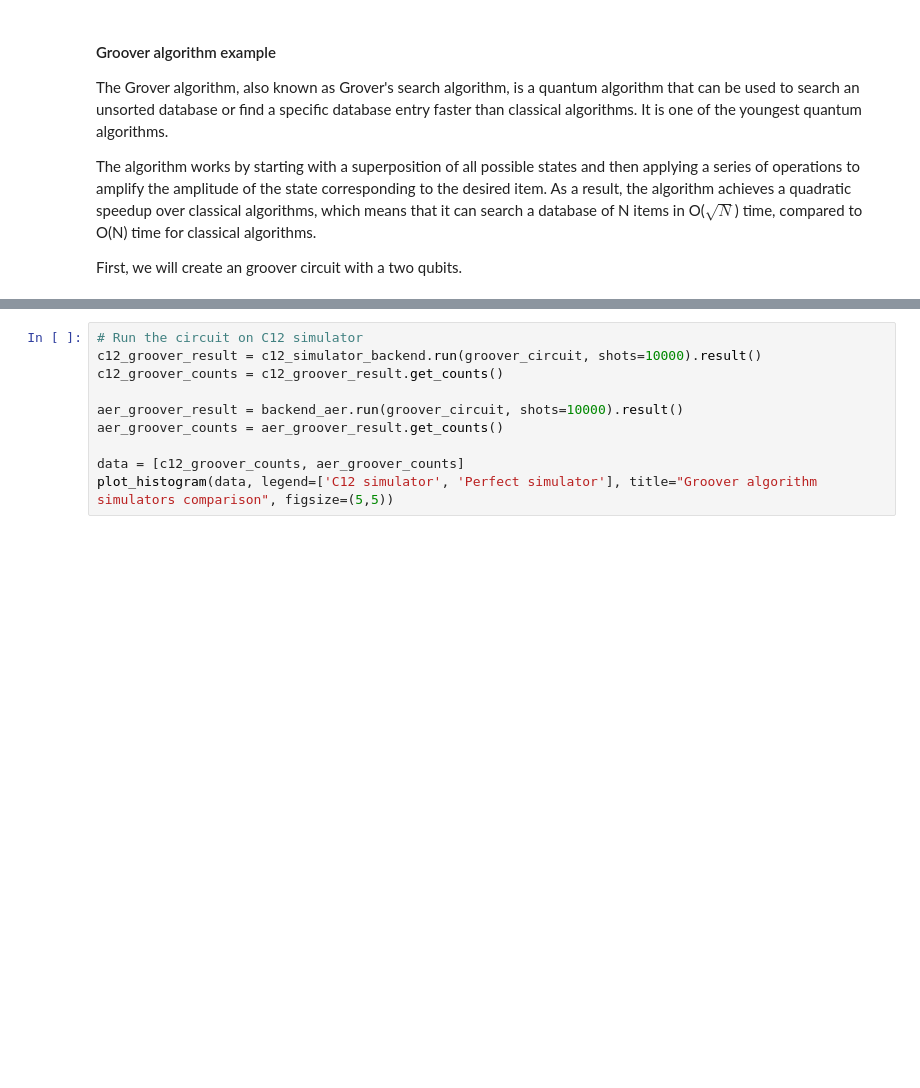
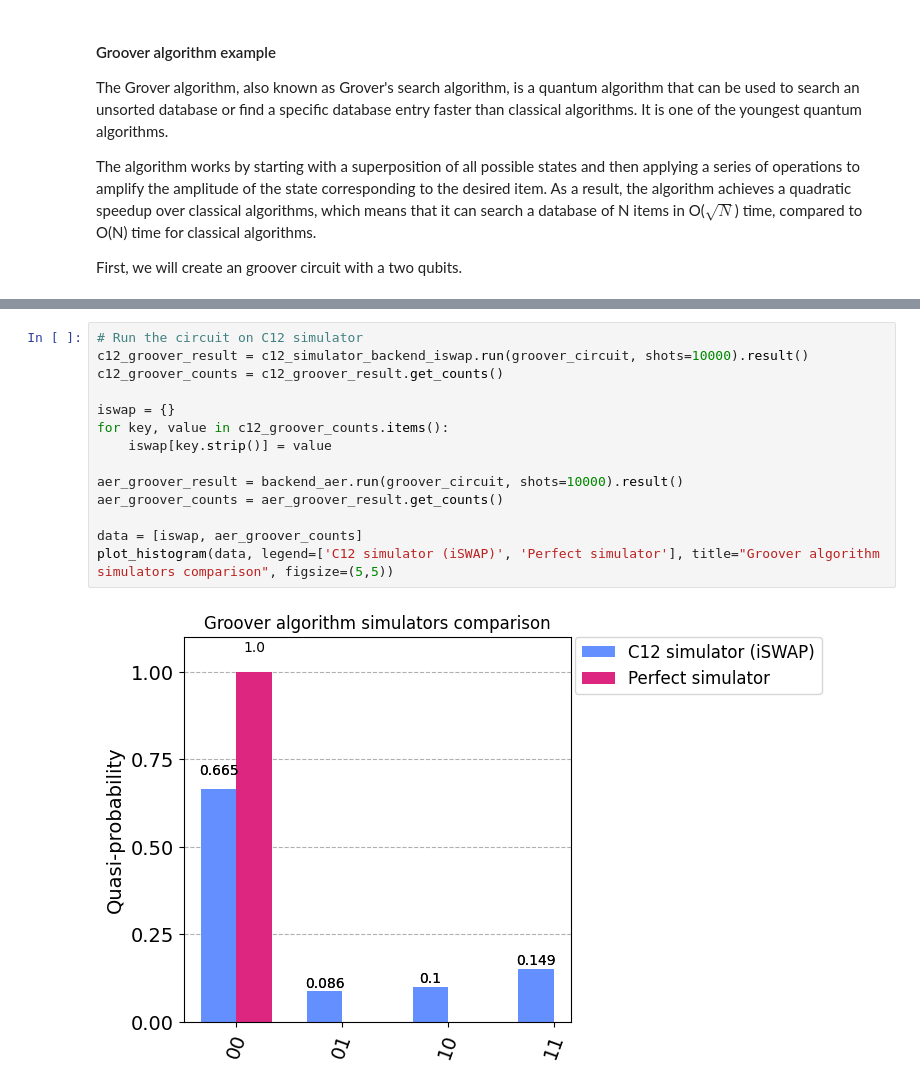
Before and after one commit to c12qe/c12-callisto-clients, a Jupyter notebook: docs/ovh/2. Using_the_C12_simulator.ipynb, the cells around one changed output, grey strips where cells are left out. Cells and saved outputs as stored; diff of their text form; blank space fills up the shorter version.

```diff
--- a/docs/ovh/2. Using_the_C12_simulator.ipynb
+++ b/docs/ovh/2. Using_the_C12_simulator.ipynb
@@ -95,10 +125,16 @@ groover_circuit.draw('mpl')
 # %%
 # Run the circuit on C12 simulator
-c12_groover_result = c12_simulator_backend.run(groover_circuit, shots=10000).result()
+c12_groover_result = c12_simulator_backend_iswap.run(groover_circuit, shots=10000).result()
 c12_groover_counts = c12_groover_result.get_counts()
+
+iswap = {}
+for key, value in c12_groover_counts.items():
+    iswap[key.strip()] = value
 
 aer_groover_result = backend_aer.run(groover_circuit, shots=10000).result()
 aer_groover_counts = aer_groover_result.get_counts()
 
-data = [c12_groover_counts, aer_groover_counts]
-plot_histogram(data, legend=['C12 simulator', 'Perfect simulator'], title="Groover algorithm simulators comparison", figsize=(5,5))
+data = [iswap, aer_groover_counts]
+plot_histogram(data, legend=['C12 simulator (iSWAP)', 'Perfect simulator'], title="Groover algorithm simulators comparison", figsize=(5,5))
+# %% [output]
+[figure, added]
```
Also changed, not shown: parts of 9 cells of this notebook, 6 other files.
